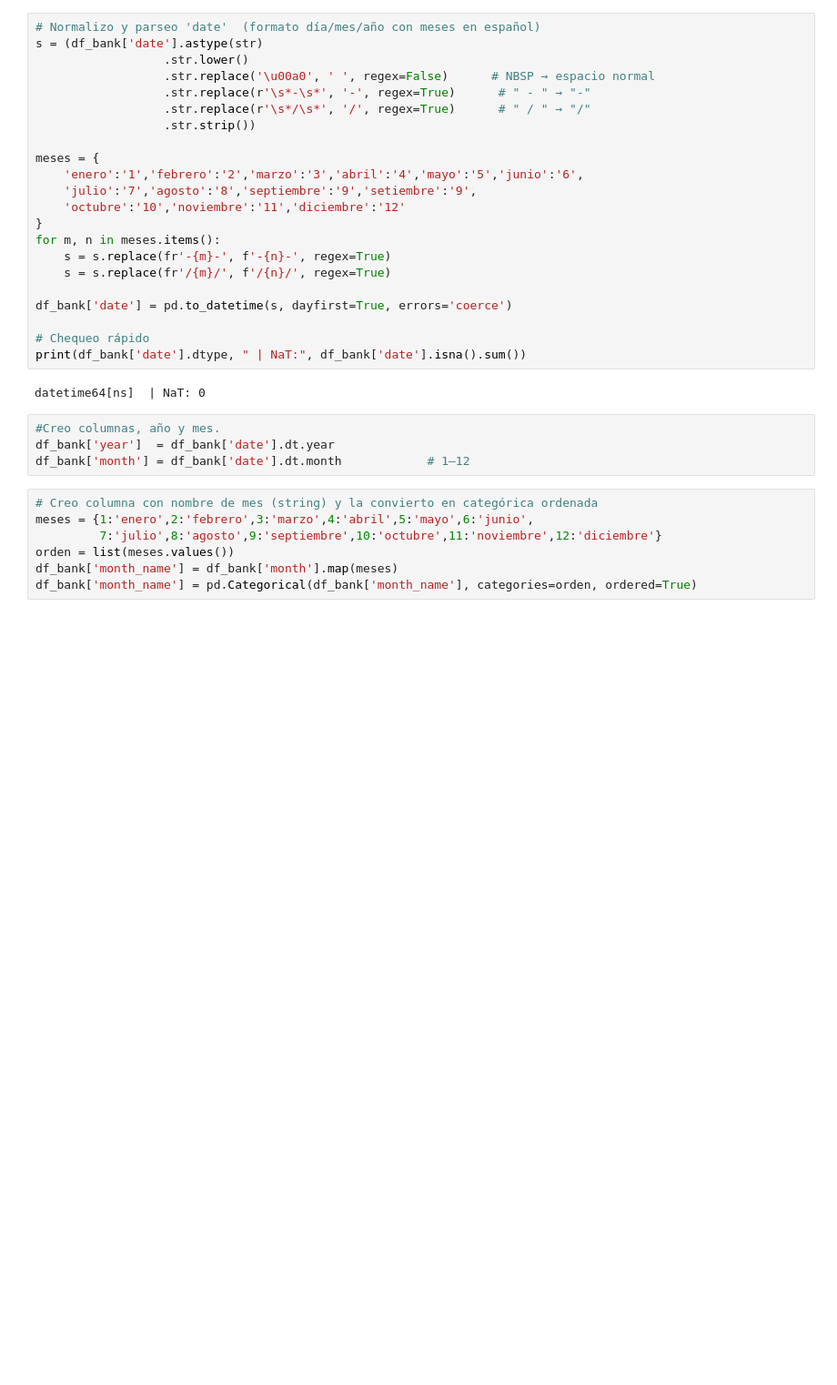
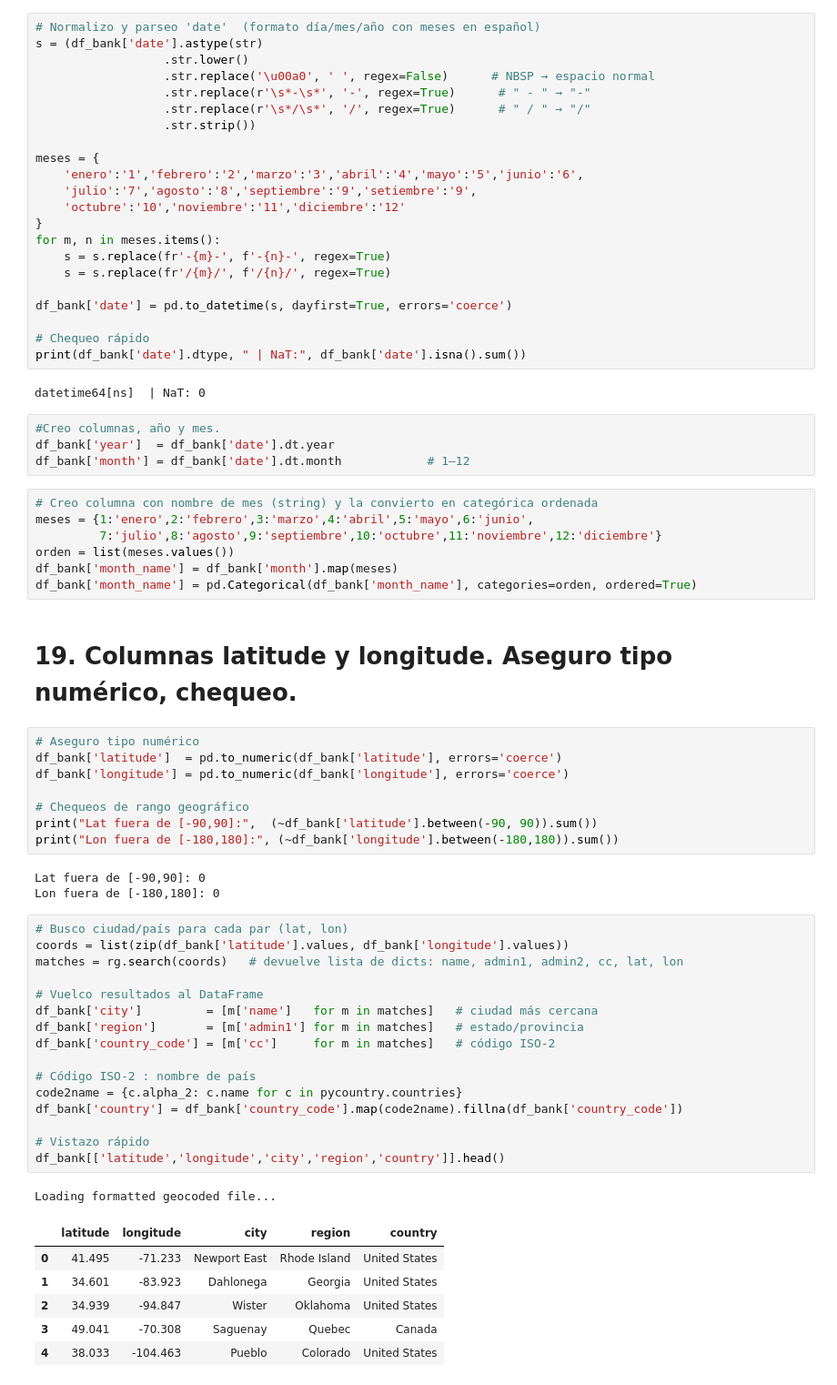
Before and after one commit to PatriciaMerinero/PROYECTO_EDA_PYTHON, a Jupyter notebook: Notebook/01-analisis_preliminar.ipynb, the cells around one changed output. Shown at 91% size. Saved outputs shown, nothing was run; the diff lists cells and outputs as text; blank space fills up the shorter version.

```diff
--- a/Notebook/01-analisis_preliminar.ipynb
+++ b/Notebook/01-analisis_preliminar.ipynb
@@ -1091,6 +1095,43 @@ meses = {1:'enero',2:'febrero',3:'marzo',4:'abril',5:'mayo',6:'junio',
 orden = list(meses.values())
 df_bank['month_name'] = df_bank['month'].map(meses)
 df_bank['month_name'] = pd.Categorical(df_bank['month_name'], categories=orden, ordered=True)
+# %% [markdown]
+# 19. Columnas latitude y longitude. Aseguro tipo numérico, chequeo.
+# %%
+# Aseguro tipo numérico
+df_bank['latitude']  = pd.to_numeric(df_bank['latitude'], errors='coerce')
+df_bank['longitude'] = pd.to_numeric(df_bank['longitude'], errors='coerce')
+
+# Chequeos de rango geográfico
+print("Lat fuera de [-90,90]:",  (~df_bank['latitude'].between(-90, 90)).sum())
+print("Lon fuera de [-180,180]:", (~df_bank['longitude'].between(-180,180)).sum())
+# %% [output]
+Lat fuera de [-90,90]: 0
+Lon fuera de [-180,180]: 0
+# %%
+# Busco ciudad/país para cada par (lat, lon)
+coords = list(zip(df_bank['latitude'].values, df_bank['longitude'].values))
+matches = rg.search(coords)   # devuelve lista de dicts: name, admin1, admin2, cc, lat, lon
+
+# Vuelco resultados al DataFrame
+df_bank['city']         = [m['name']   for m in matches]   # ciudad más cercana
+df_bank['region']       = [m['admin1'] for m in matches]   # estado/provincia
+df_bank['country_code'] = [m['cc']     for m in matches]   # código ISO-2
+
+# Código ISO-2 : nombre de país
+code2name = {c.alpha_2: c.name for c in pycountry.countries}
+df_bank['country'] = df_bank['country_code'].map(code2name).fillna(df_bank['country_code'])
+
+# Vistazo rápido
+df_bank[['latitude','longitude','city','region','country']].head()
+# %% [output]
+Loading formatted geocoded file...
+|  | latitude | longitude | city | region | country |
+| 0 | 41.495 | -71.233 | Newport East | Rhode Island | United States |
+| 1 | 34.601 | -83.923 | Dahlonega | Georgia | United States |
+| 2 | 34.939 | -94.847 | Wister | Oklahoma | United States |
+| 3 | 49.041 | -70.308 | Saguenay | Quebec | Canada |
+| 4 | 38.033 | -104.463 | Pueblo | Colorado | United States |
 # %%
 df_bank.sample(40)
 # %% [output]
```
Also changed, not shown: parts of 9 cells of this notebook.
